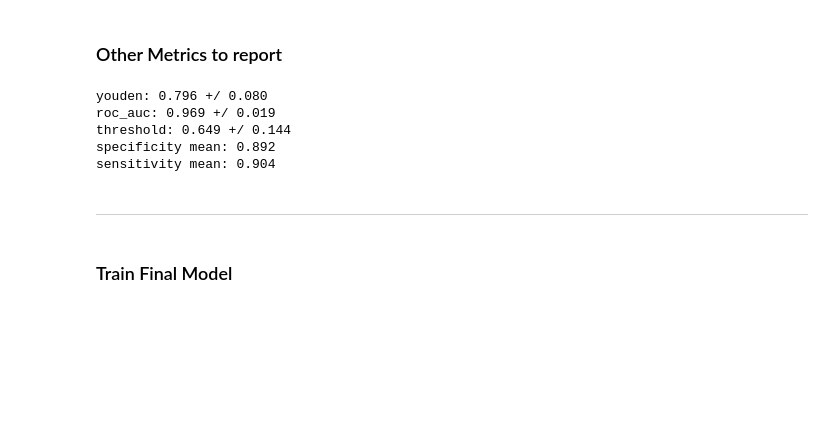
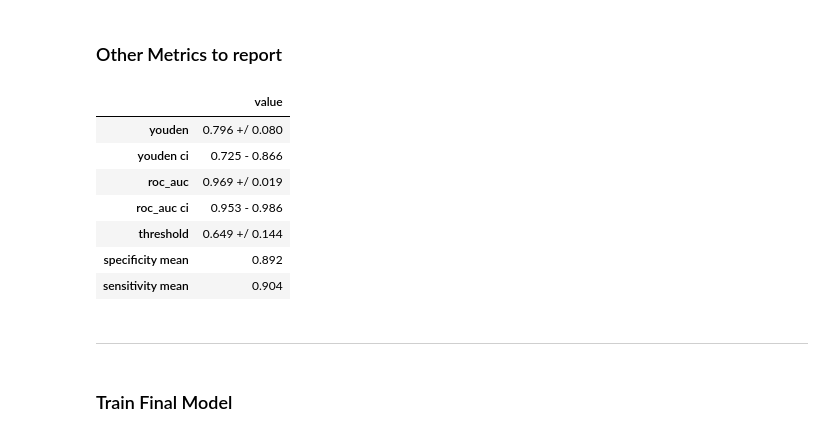
Before and after one commit to acbriza/dpn2026, a Jupyter notebook: module/hparam_optimization.ipynb, the cells around one changed output. Drawn from its saved outputs; the diff is of its cells as text; code cells hidden in the pictures; blank space fills up the shorter version.

```diff
--- a/module/hparam_optimization.ipynb
+++ b/module/hparam_optimization.ipynb
@@ -336,17 +356,27 @@ roc_auc 95.0% CI: {'mean': 0.9692212825933756, 'std': 0.020568137280686065, 'ci_
 # %% [markdown]
 ### Other Metrics to report
 # %%
-print(f'youden: {opt_results["youden_mean"]:.3f} +/ {opt_results["youden_std"]:.3f}')
-print(f'roc_auc: {opt_results["roc_auc_mean"]:.3f} +/ {opt_results["roc_auc_std"]:.3f}')
-print(f'threshold: {opt_results["threshold_mean"]:.3f} +/ {opt_results["threshold_std"]:.3f}')
-print(f'specificity mean: {opt_results["specificity_mean"]:.3f}')
-print(f'sensitivity mean: {opt_results["sensitivity_mean"]:.3f}')
+opt_results_summary = {
+    'youden': f'{opt_results["youden_mean"]:.3f} +/ {opt_results["youden_std"]:.3f}',
+    'youden ci': f'{opt_ci["youden"]["ci_lower"]:.3f} - {opt_ci["youden"]["ci_upper"]:.3f}',
+    'roc_auc': f'{opt_results["roc_auc_mean"]:.3f} +/ {opt_results["roc_auc_std"]:.3f}',
+    'roc_auc ci': f'{opt_ci["roc_auc"]["ci_lower"]:.3f} - {opt_ci["roc_auc"]["ci_upper"]:.3f}',
+    'threshold': f'{opt_results["threshold_mean"]:.3f} +/ {opt_results["threshold_std"]:.3f}',
+    'specificity mean': f'{opt_results["specificity_mean"]:.3f}',
+    'sensitivity mean': f'{opt_results["sensitivity_mean"]:.3f}',
+}
+
+opt_results_df = pd.DataFrame(opt_results_summary, index=['value']).T
+opt_results_df
 # %% [output]
-youden: 0.796 +/ 0.080
-roc_auc: 0.969 +/ 0.019
-threshold: 0.649 +/ 0.144
-specificity mean: 0.892
-sensitivity mean: 0.904
+|  | value |
+| youden | 0.796 +/ 0.080 |
+| youden ci | 0.725 - 0.866 |
+| roc_auc | 0.969 +/ 0.019 |
+| roc_auc ci | 0.953 - 0.986 |
+| threshold | 0.649 +/ 0.144 |
+| specificity mean | 0.892 |
+| sensitivity mean | 0.904 |
 # %% [markdown]
  -----
 # %% [markdown]
```
Also changed, not shown: parts of 27 cells of this notebook.
